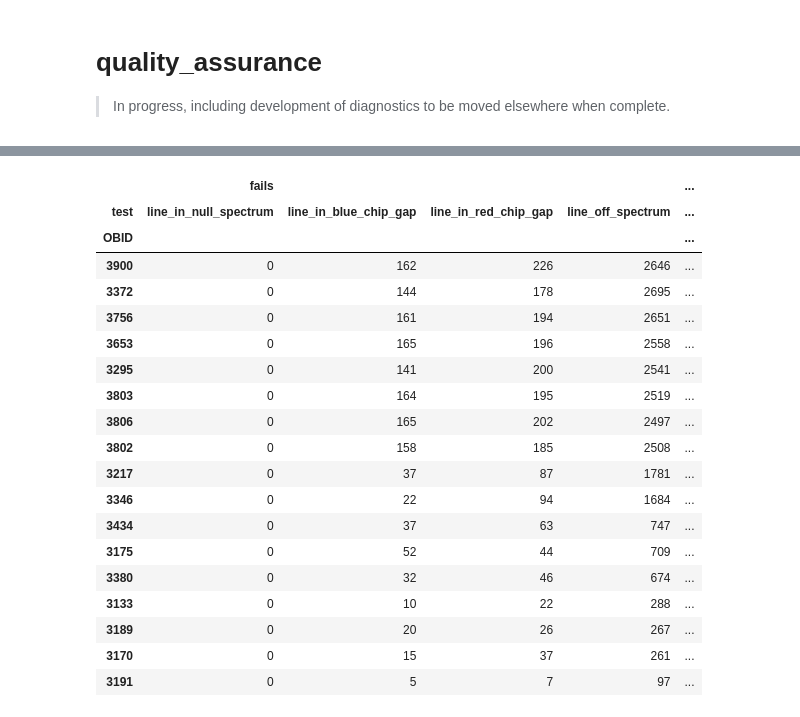
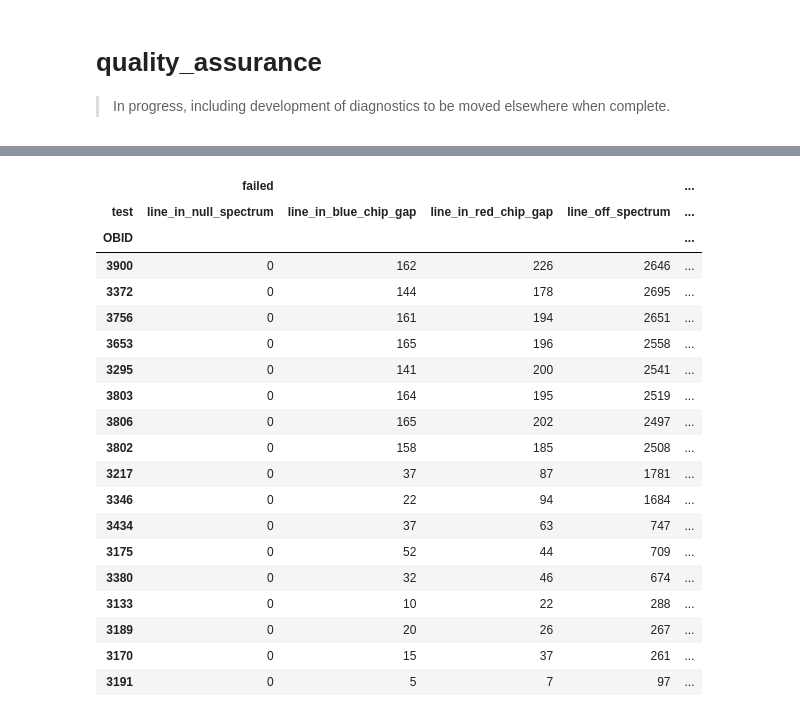
Before and after one commit to bamford/qagmire, a Jupyter notebook: nbs/02_quality_assurance.ipynb, the cells around one changed output, grey strips where cells are left out. Cells and saved outputs as stored; diff of their text form; code cells hidden in the pictures.

```diff
--- a/nbs/02_quality_assurance.ipynb
+++ b/nbs/02_quality_assurance.ipynb
@@ -384,10 +547,9 @@ Reading netCDF files... took 2.70 s. Size is 509.241 Mb
 # %%
 detail = detail.swap_dims({"filename": "OBID"}).drop_vars("filename")
 # %%
-per_obid = detail.sum(dim=["APS_ID", "LINE"])
-fails_summary(per_obid)
+LineFluxCheck.summary(detail, by="OBID", top=None, show_passed_tests=True)
 # %% [output]
-|  | fails |  |  |  | ... |
+|  | failed |  |  |  | ... |
 | test | line_in_null_spectrum | line_in_blue_chip_gap | line_in_red_chip_gap | line_off_spectrum | ... |
 | OBID |  |  |  |  | ... |
 | 3900 | 0 | 162 | 226 | 2646 | ... |
```
Also changed, not shown: parts of 32 cells of this notebook, 6 other files.
